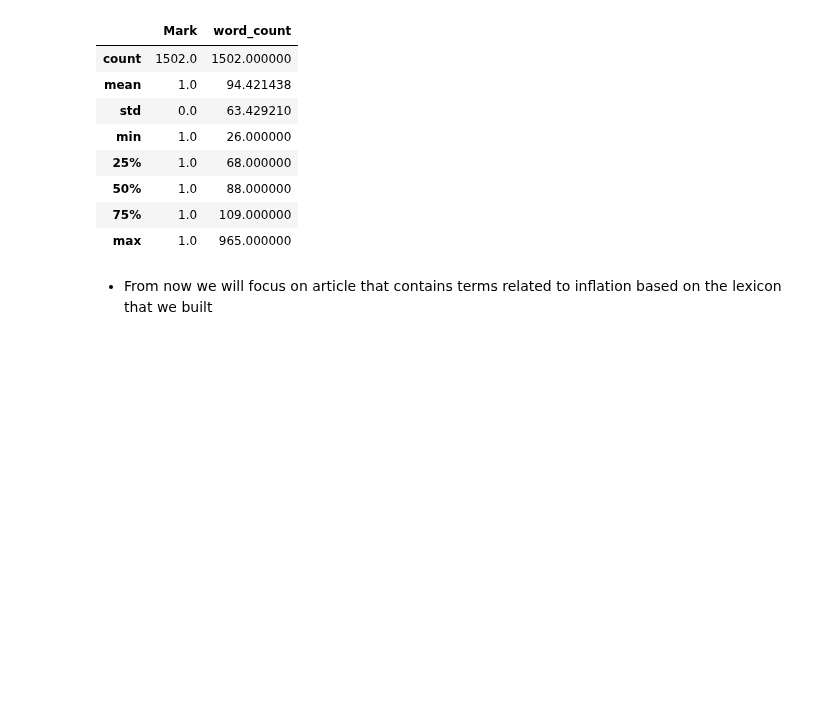
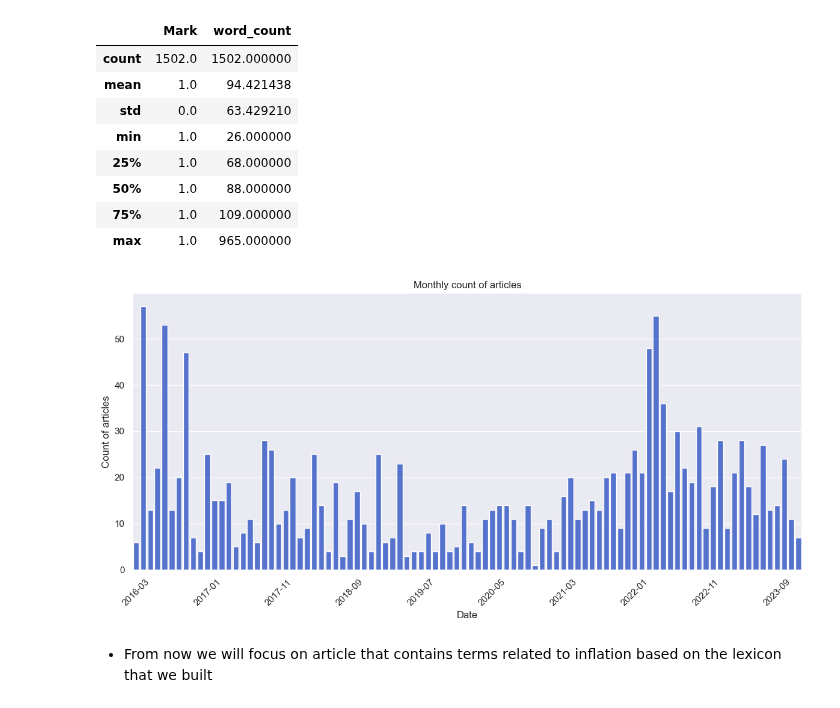
Before and after one commit to paultltc/InflaBERT, a Jupyter notebook: source/eda/news_eda.ipynb, the cells around one changed output. Saved outputs shown, nothing was run; the diff lists cells and outputs as text; code cells hidden in the pictures; blank space fills up the shorter version.

```diff
--- a/source/eda/news_eda.ipynb
+++ b/source/eda/news_eda.ipynb
@@ -51,7 +51,7 @@ from vaderSentiment.vaderSentiment import SentimentIntensityAnalyzer
 pd.options.plotting.backend = "plotly"
 pd.options.plotting.backend = 'matplotlib'
 # Plot styling and settings
-plt.style.use('fivethirtyeight')
 pd.set_option("display.max_columns", 50)
 pd.set_option("display.max_rows", 700)
 pd.set_option('display.max_colwidth', None)
+sns.set_theme()
@@ -83,6 +80,46 @@ def plot_timeseries(df):
 
     # Show the plot
     fig.show()
+
+
+def plot_timeseries_sb(df, title='Monthly count of articles', x_title='Date', y_title='Count of articles', log=False):
+    # Convert the Date column to datetime
+    df['Date'] = pd.to_datetime(df['Date'])
+
+    # Extract the year and month from the Date column
+    df['YearMonth'] = df['Date'].dt.to_period('M')
+
+    # Group by YearMonth and count the number of articles
+    monthly_counts = df.groupby('YearMonth').size().reset_index(name='Count')
+    monthly_counts['YearMonth'] = monthly_counts['YearMonth'].dt.strftime('%Y-%m')
+
+    # Set the figure size
+    plt.figure(figsize=(12, 6))
+
+    # Create a bar plot using seaborn
+    sns.barplot(x='YearMonth', y='Count', data=monthly_counts, color='royalblue')
+
+    if log:
+        plt.yscale('log')
+
+    # Customize the layout for better readability
+    plt.title(title)
+    plt.xlabel(x_title)
+    plt.ylabel(y_title)
+    plt.xticks(rotation=45)
+
+    # Adjust the visibility of x-axis labels for better readability
+    for ind, label in enumerate(plt.gca().get_xticklabels()):
+        if ind % 10 == 0:  # keep every 10th label
+            label.set_visible(True)
+        else:
+            label.set_visible(False)
+
+    plt.tight_layout()
+
+    # Show the plot
+    plt.show()
+
 
 def count_words(text):
     if pd.isna(text):
@@ -276,7 +313,9 @@ display(summarized_news.describe())
 | 75% | 1.0 | 109.000000 |
 | max | 1.0 | 965.000000 |
 # %%
-plot_timeseries(summarized_news)
+plot_timeseries_sb(summarized_news)
+# %% [output]
+[figure, added]
 # %% [markdown]
 - From now we will focus on article that contains terms related to inflation based on the lexicon that we built
 # %%
```
Also changed, not shown: parts of 13 cells of this notebook, 3 other files.
